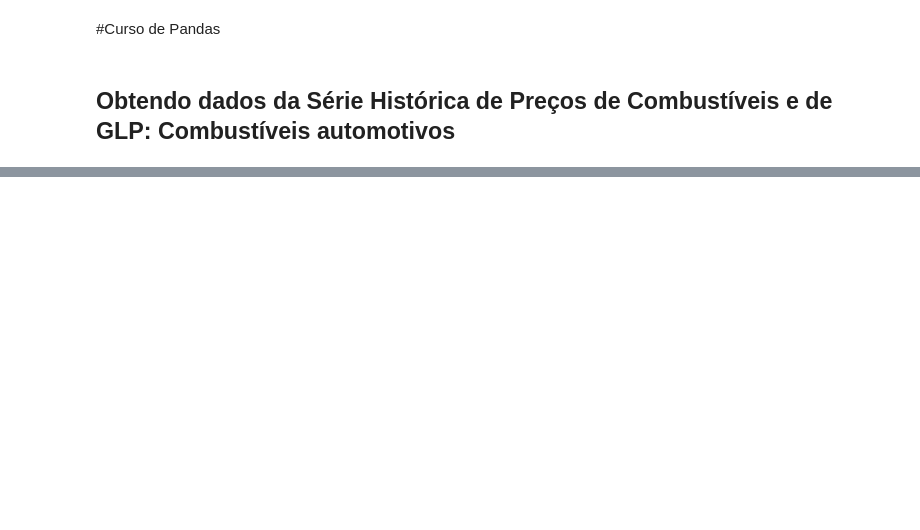
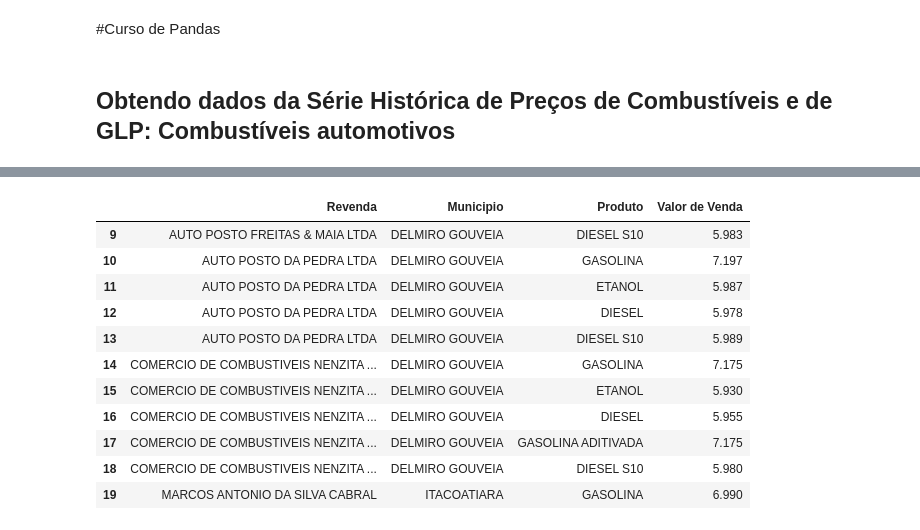
Before and after one commit to gabe-lda/pandas-uni, a Jupyter notebook: pandas_1.ipynb, the cells around one changed output, grey strips where cells are left out. Saved outputs shown, nothing was run; the diff lists cells and outputs as text; code cells hidden in the pictures; blank space fills up the shorter version.

```diff
--- a/pandas_1.ipynb
+++ b/pandas_1.ipynb
@@ -73,0 +198,16 @@ combustiveis_df.to_parquet("ca-200401-202201.snappy.parquet")
+# %%
+#Exibir da 10a. linha até a 20a.linha
+display(ca_df.loc[9:19])
+# %% [output]
+|  | Revenda | Municipio | Produto | Valor de Venda |
+| 9 | AUTO POSTO FREITAS & MAIA LTDA | DELMIRO GOUVEIA | DIESEL S10 | 5.983 |
+| 10 | AUTO POSTO DA PEDRA LTDA | DELMIRO GOUVEIA | GASOLINA | 7.197 |
+| 11 | AUTO POSTO DA PEDRA LTDA | DELMIRO GOUVEIA | ETANOL | 5.987 |
+| 12 | AUTO POSTO DA PEDRA LTDA | DELMIRO GOUVEIA | DIESEL | 5.978 |
+| 13 | AUTO POSTO DA PEDRA LTDA | DELMIRO GOUVEIA | DIESEL S10 | 5.989 |
+| 14 | COMERCIO DE COMBUSTIVEIS NENZITA ... | DELMIRO GOUVEIA | GASOLINA | 7.175 |
+| 15 | COMERCIO DE COMBUSTIVEIS NENZITA ... | DELMIRO GOUVEIA | ETANOL | 5.930 |
+| 16 | COMERCIO DE COMBUSTIVEIS NENZITA ... | DELMIRO GOUVEIA | DIESEL | 5.955 |
+| 17 | COMERCIO DE COMBUSTIVEIS NENZITA ... | DELMIRO GOUVEIA | GASOLINA ADITIVADA | 7.175 |
+| 18 | COMERCIO DE COMBUSTIVEIS NENZITA ... | DELMIRO GOUVEIA | DIESEL S10 | 5.980 |
+| 19 | MARCOS ANTONIO DA SILVA CABRAL | ITACOATIARA | GASOLINA | 6.990 |
```
Also changed, not shown: parts of 22 cells of this notebook.
